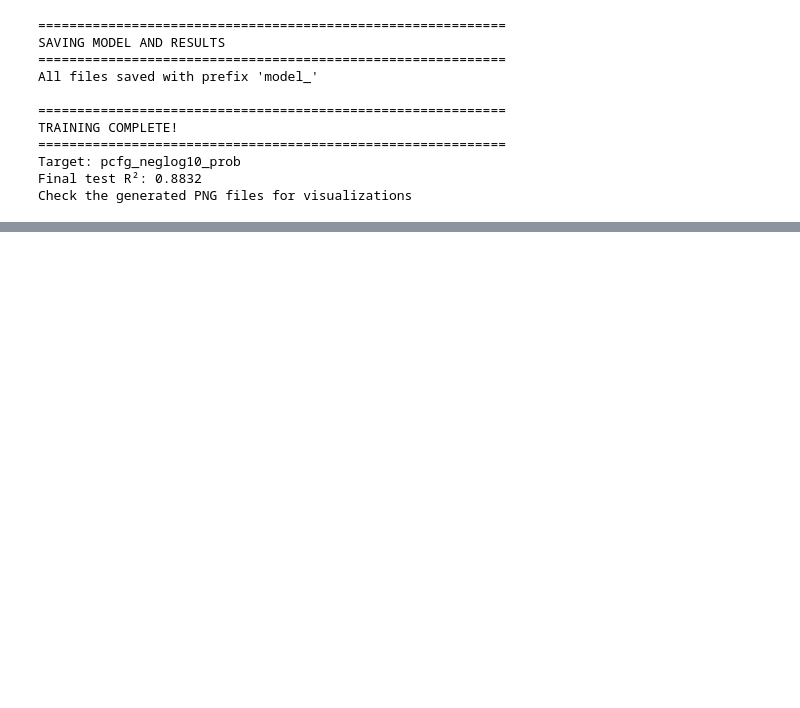
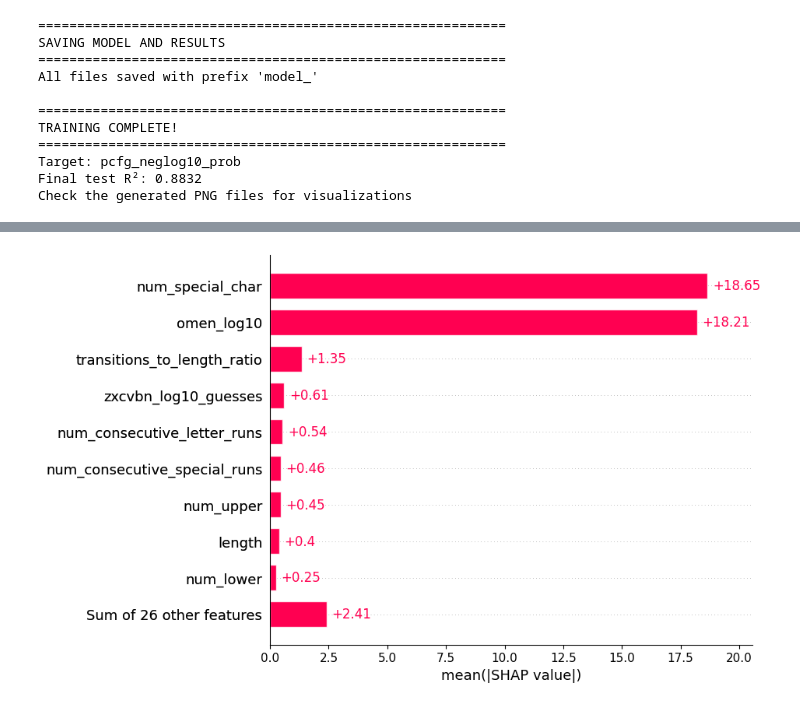
Before and after one commit to SW-PR-ORG/backend, a Jupyter notebook: training.ipynb, the cells around one changed output, grey strips where cells are left out. Drawn from its saved outputs; the diff is of its cells as text; code cells hidden in the pictures; blank space fills up the shorter version.

```diff
--- a/training.ipynb
+++ b/training.ipynb
@@ -530,0 +564,4 @@ Check the generated PNG files for visualizations
+# %%
+shap.plots.bar(shap_values_best)
+# %% [output]
+[figure, added]
```
Also changed, not shown: parts of 12 cells of this notebook.
